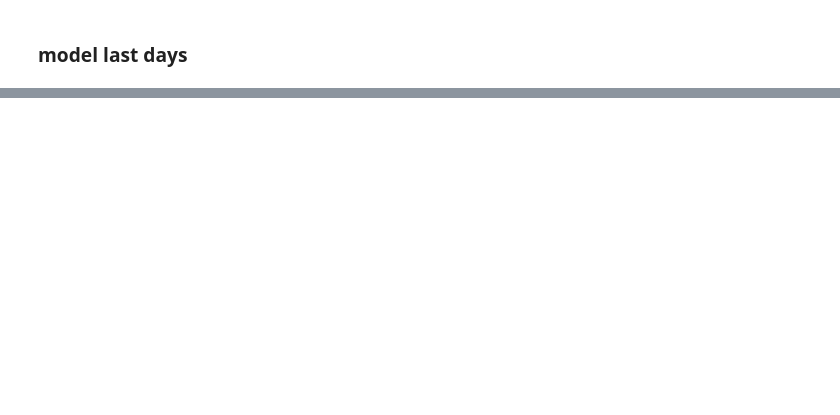
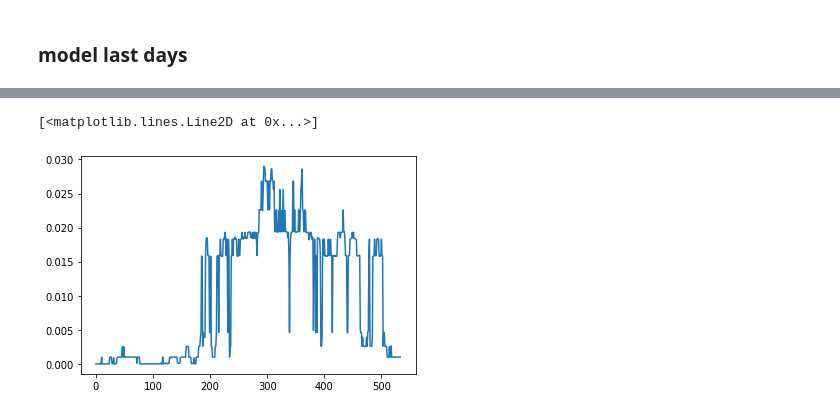
Before and after one commit to ForestTiger-GH/COTRA, a Jupyter notebook: COTRA v.6_Matrix Forecasting.ipynb, the cells around one changed output, grey strips where cells are left out. Saved outputs shown, nothing was run; the diff lists cells and outputs as text; code cells hidden in the pictures; blank space fills up the shorter version.

```diff
--- a/COTRA v.6_Matrix Forecasting.ipynb
+++ b/COTRA v.6_Matrix Forecasting.ipynb
@@ -469,0 +530,19 @@ clo.corr(clo.shift(number_future_weeks))
+# %%
+# Целевые значения Long и Short
+close_price = prices.close_price()
+long_tp = prices.close_price()*(1+desired_price)
+short_tp = prices.close_price()*(1-desired_price)
+# %%
+long_list = long_tp
+short_list = short_tp
+
+for i in range(len(long_tp)):
+    for q in range(len(close_price)):
+        if long_tp[i] >= close_price[q]:
+            long_list[i] = q
+            continue
+# %%
+plt.plot(long_list)
+# %% [output]
+[<matplotlib.lines.Line2D at 0x...>]
+[figure, added]
```
Also changed, not shown: parts of 13 cells of this notebook.
